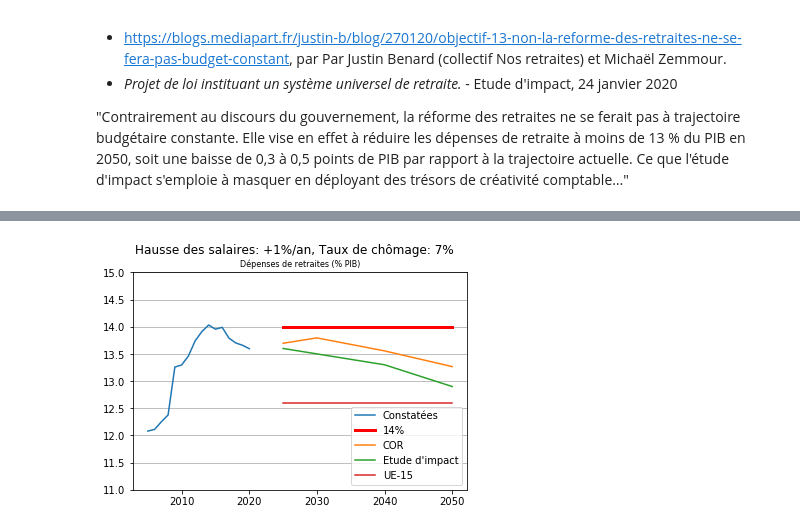
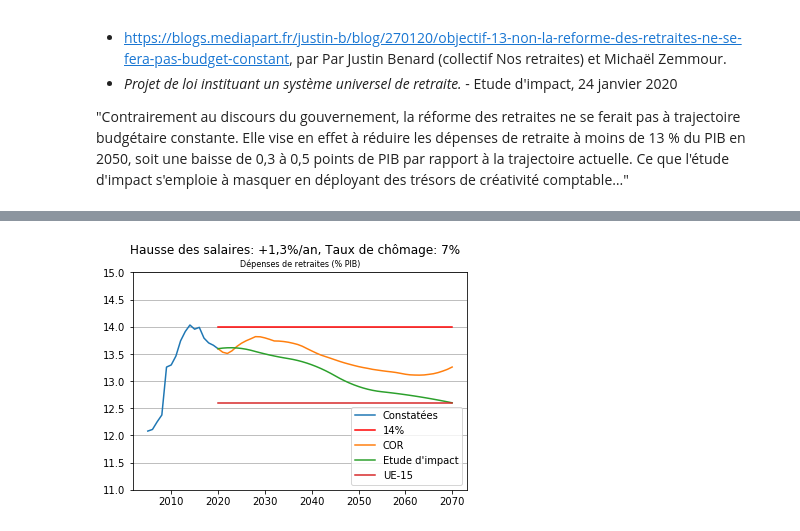
Before and after one commit to brunoscherrer/retraites, a Jupyter notebook: doc/EtudeImpact/simulation-Etude-Impact-budget.ipynb, the cells around one changed output, grey strips where cells are left out. Saved outputs shown, nothing was run; the diff lists cells and outputs as text; code cells hidden in the pictures.

```diff
--- a/doc/EtudeImpact/simulation-Etude-Impact-budget.ipynb
+++ b/doc/EtudeImpact/simulation-Etude-Impact-budget.ipynb
@@ -24,28 +24,28 @@ analyse_COR = simulateur.pilotageCOR()
 etudeImpact = EtudeImpact(simulateur)
 analyse_etudeImpact = etudeImpact.calcule()
 # %%
-annees_EI = [2025, 2030, 2040, 2050]
+annees_EI = simulateur.annees_futures
 nb_annees = len(annees_EI)
 # %%
 scenario_central = simulateur.scenario_central # Scénario central : Hausse = +1.3% PIB
 # %%
 pl.grid(axis="y")
 pl.suptitle(simulateur.scenarios_labels[scenario_central]);
 scenarios = [scenario_central] # Scénario central : Hausse = +1.3% PIB
 annees_constatees = range(analyse_etudeImpact.annees[0], 2021)
 # 1. Constatées
 analyse_etudeImpact.graphique("Depenses", dessine_legende= False, \
                               scenarios_indices = scenarios, dessine_annees = annees_constatees)
 # 2. 14 %
-pl.plot(annees_EI, [14.0]*nb_annees, "r-", linewidth = 3)
+pl.plot(annees_EI, [14.0]*nb_annees, "r-")
 # 3. COR
 analyse_COR.graphique("Depenses", dessine_legende= False, \
                       scenarios_indices = scenarios, dessine_annees = annees_EI)
 # 4. Etude d'impact
 analyse_etudeImpact.graphique("Depenses", dessine_legende= False, \
                               scenarios_indices = scenarios, dessine_annees = annees_EI)
 # 5. UE-15
 pl.plot(annees_EI, [12.6]*nb_annees)
 pl.legend(["Constatées", "14%", "COR", "Etude d'impact", "UE-15"]);
 # %% [output]
-[figure, old version]
+[figure, new version]
```
Also changed, not shown: 14 other files.
